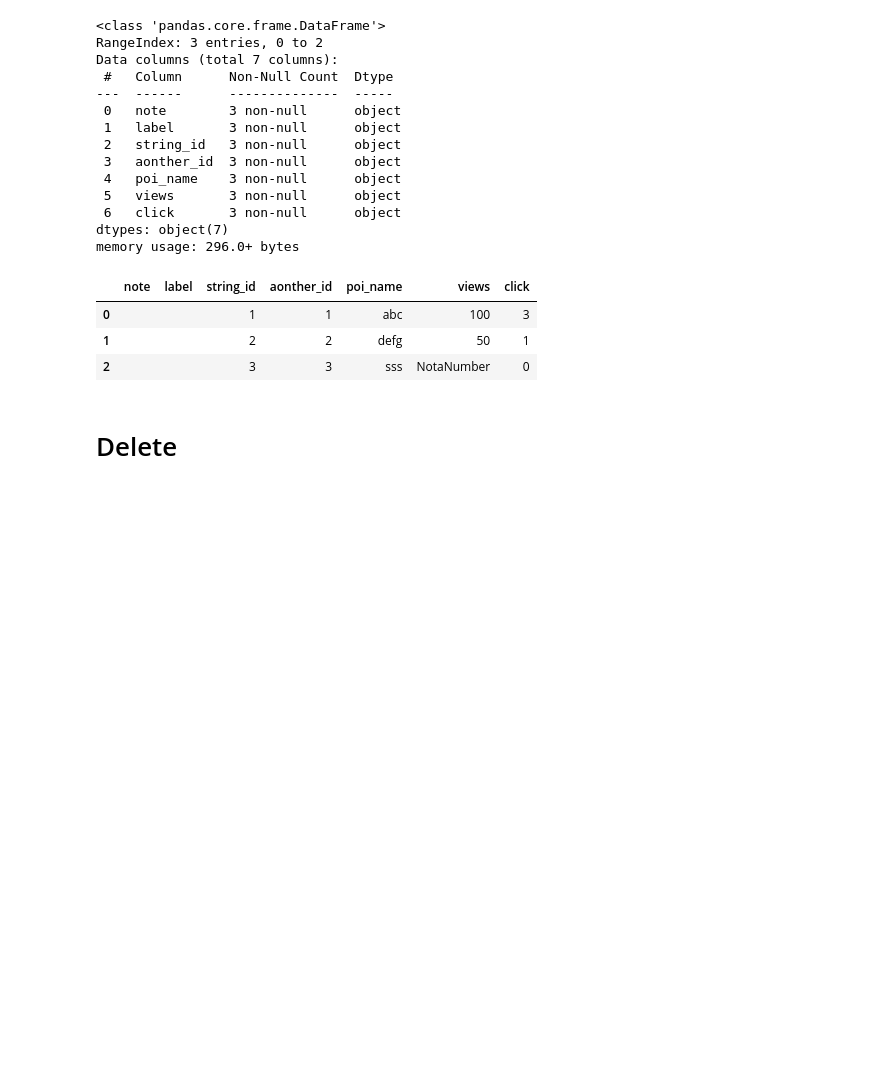
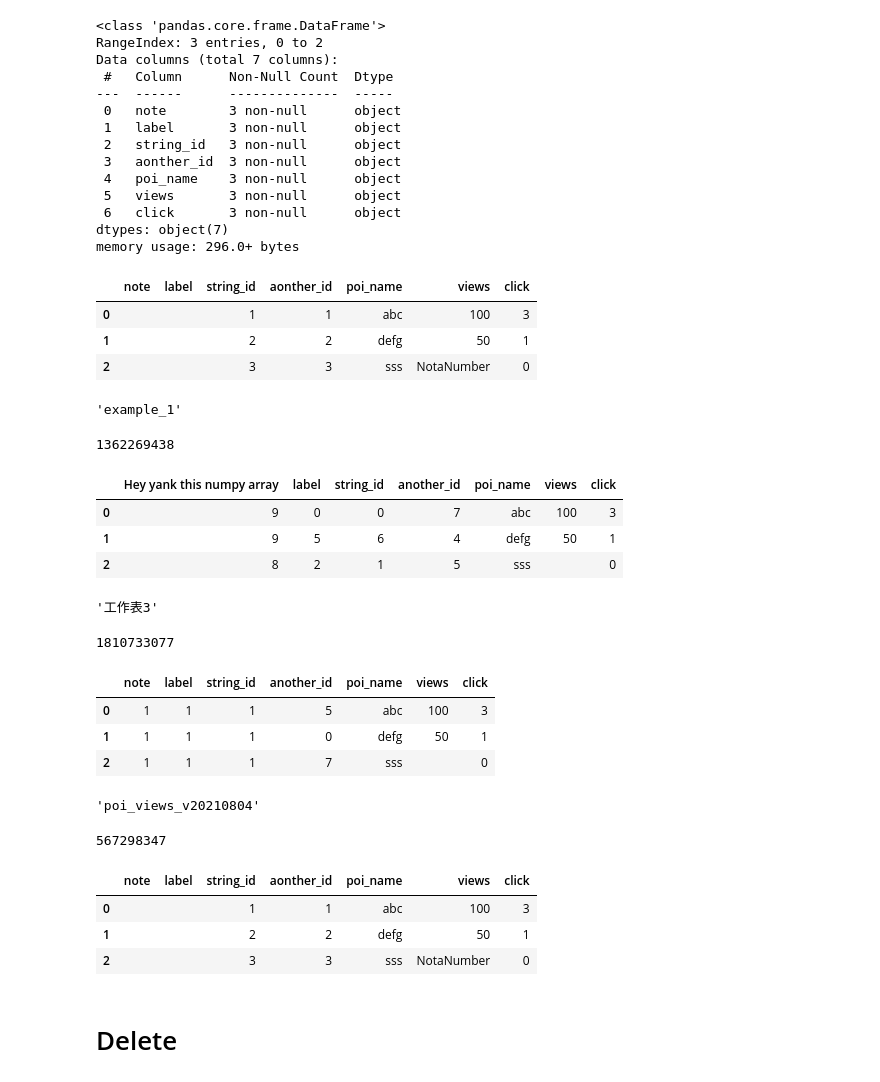
Before and after one commit to YLTsai0609/google_sheets_drive_101, a Jupyter notebook: notebook.ipynb, the cells around one changed output. Cells and saved outputs as stored; diff of their text form; code cells hidden in the pictures; blank space fills up the shorter version.

```diff
--- a/notebook.ipynb
+++ b/notebook.ipynb
@@ -40,7 +40,9 @@ pygsheets.__version__
 # %%
 # auth stuff
 
-gc = pygsheets.authorize(service_account_file='/opt/share/secrets/google-application-credential.json')
+gc = pygsheets.authorize(
+    service_account_file = os.environ["GOOGLE_APPLICATION_CREDENTIALS"]
+)
 
 # gc = pygsheets.authorize(service_account_env_var='GOOGLE_APPLICATION_CREDENTIALS')
 # %%
@@ -229,6 +319,37 @@ memory usage: 296.0+ bytes
 | 0 |  |  | 1 | 1 | abc | 100 | 3 |
 | 1 |  |  | 2 | 2 | defg | 50 | 1 |
 | 2 |  |  | 3 | 3 | sss | NotaNumber | 0 |
+# %%
+# read multiple
+
+for worksheet in sh.worksheets():
+    labelled_df = worksheet.get_as_df(
+    numerize=False # watch out the 0001 will be conver to 1
+    )
+    display(
+        worksheet.title,
+        worksheet.id,
+        labelled_df
+    )
+# %% [output]
+'example_1'
+1362269438
+|  | Hey yank this numpy array | label | string_id | another_id | poi_name | views | click |
+| 0 | 9 | 0 | 0 | 7 | abc | 100 | 3 |
+| 1 | 9 | 5 | 6 | 4 | defg | 50 | 1 |
+| 2 | 8 | 2 | 1 | 5 | sss |  | 0 |
+'工作表3'
+1810733077
+|  | note | label | string_id | another_id | poi_name | views | click |
+| 0 | 1 | 1 | 1 | 5 | abc | 100 | 3 |
+| 1 | 1 | 1 | 1 | 0 | defg | 50 | 1 |
+| 2 | 1 | 1 | 1 | 7 | sss |  | 0 |
+'poi_views_v20210804'
+567298347
+|  | note | label | string_id | aonther_id | poi_name | views | click |
+| 0 |  |  | 1 | 1 | abc | 100 | 3 |
+| 1 |  |  | 2 | 2 | defg | 50 | 1 |
+| 2 |  |  | 3 | 3 | sss | NotaNumber | 0 |
 # %% [markdown]
 # Delete
 # %%
```
Also changed, not shown: parts of 49 cells of this notebook.
